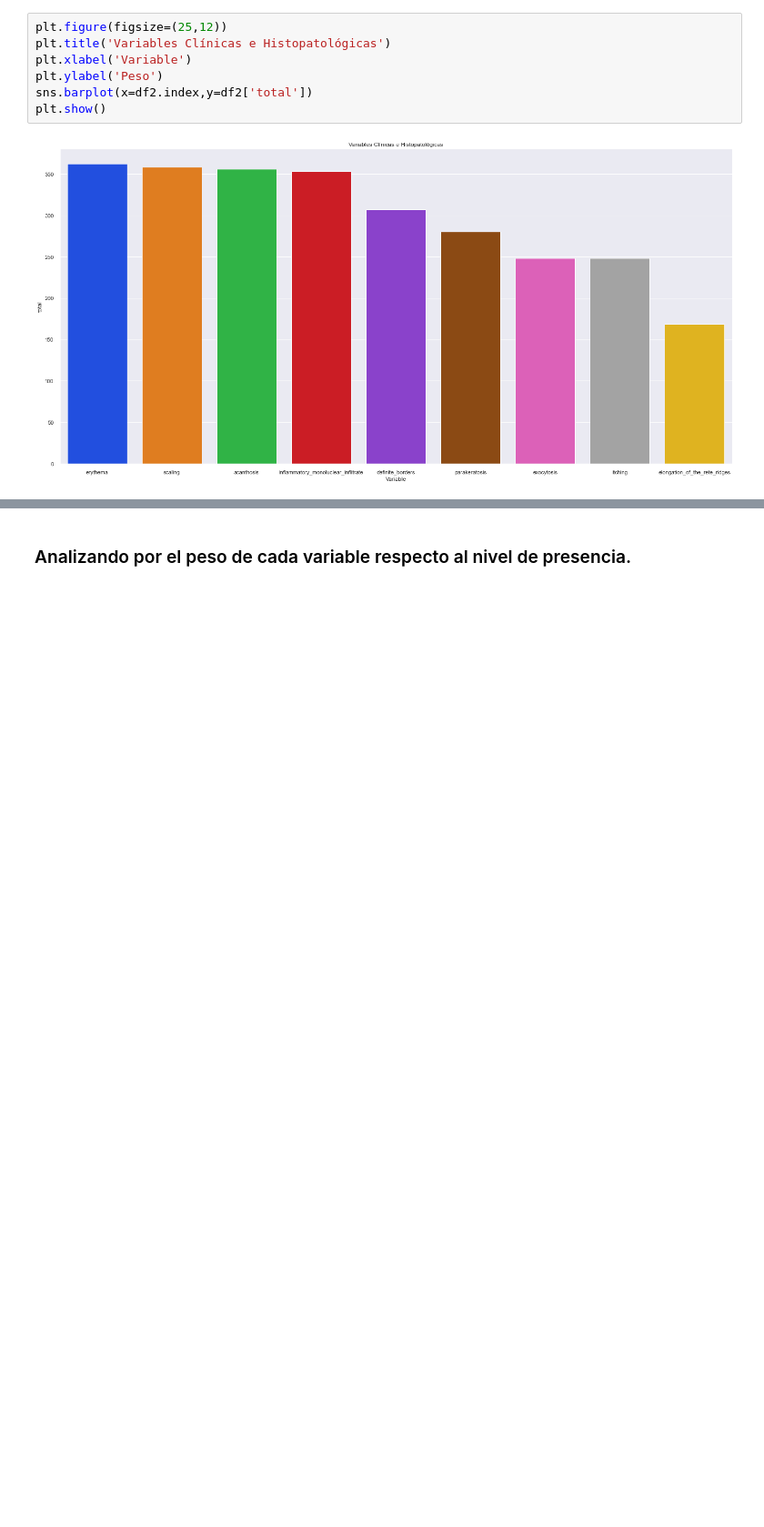
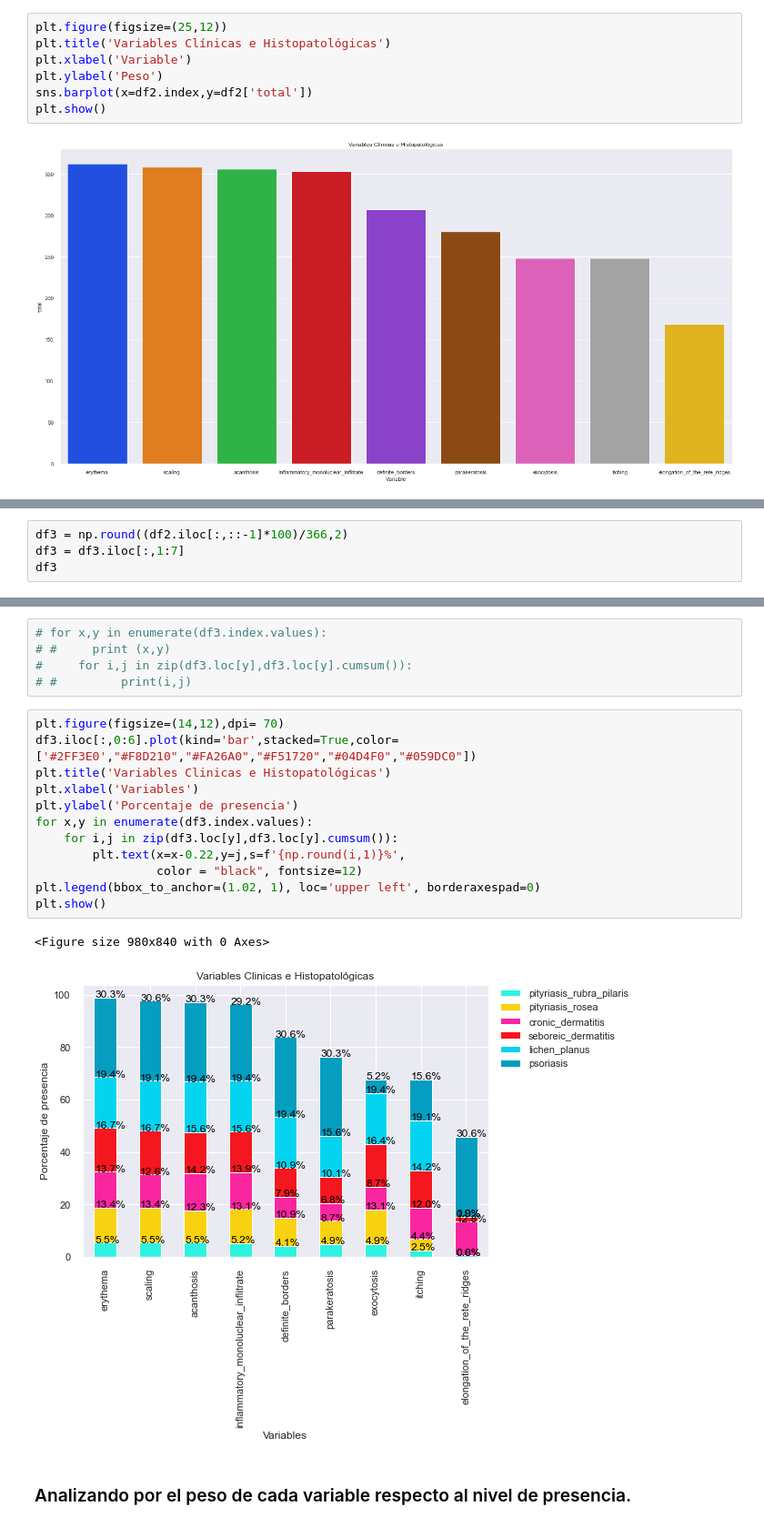
Before and after one commit to RodrigoPLpz/dermatology, a Jupyter notebook: delivery/dermatology_project01_m2_python.ipynb, the cells around one changed output, grey strips where cells are left out. Shown at 91% size. Drawn from its saved outputs; the diff is of its cells as text; blank space fills up the shorter version.

```diff
--- a/delivery/dermatology_project01_m2_python.ipynb
+++ b/delivery/dermatology_project01_m2_python.ipynb
@@ -659,0 +672,4 @@ plt.show()
+# %%
+df3 = np.round((df2.iloc[:,::-1]*100)/366,2)
+df3 = df3.iloc[:,1:7]
+df3
@@ -660,3 +687,23 @@ plt.show()
+# %%
+# for x,y in enumerate(df3.index.values):
+# #     print (x,y)
+#     for i,j in zip(df3.loc[y],df3.loc[y].cumsum()):
+# #         print(i,j)
+# %%
+plt.figure(figsize=(14,12),dpi= 70)
+df3.iloc[:,0:6].plot(kind='bar',stacked=True,color=['#2FF3E0',"#F8D210","#FA26A0","#F51720","#04D4F0","#059DC0"])
+plt.title('Variables Clinicas e Histopatológicas')
+plt.xlabel('Variables')
+plt.ylabel('Porcentaje de presencia')
+for x,y in enumerate(df3.index.values):
+    for i,j in zip(df3.loc[y],df3.loc[y].cumsum()):
+        plt.text(x=x-0.22,y=j,s=f'{np.round(i,1)}%',
+                 color = "black", fontsize=12)
+plt.legend(bbox_to_anchor=(1.02, 1), loc='upper left', borderaxespad=0)
+plt.show()
+# %% [output]
+<Figure size 980x840 with 0 Axes>
+[figure, added]
 # %% [markdown]
 ### Analizando por el peso de cada variable respecto al nivel de presencia.
 # %% [markdown]
```
Also changed, not shown: parts of 2 cells of this notebook.
